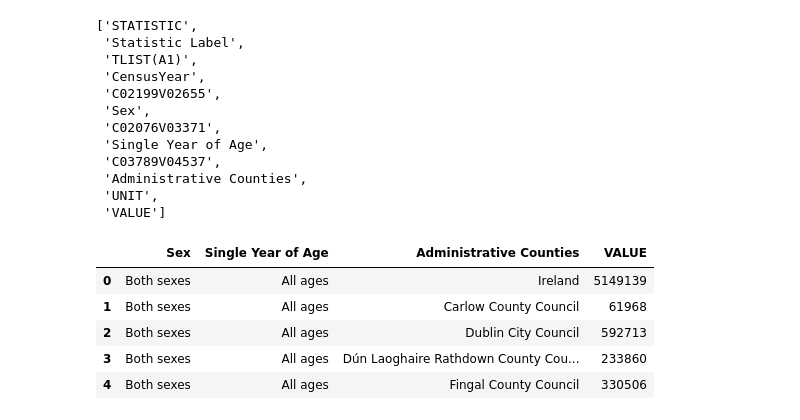
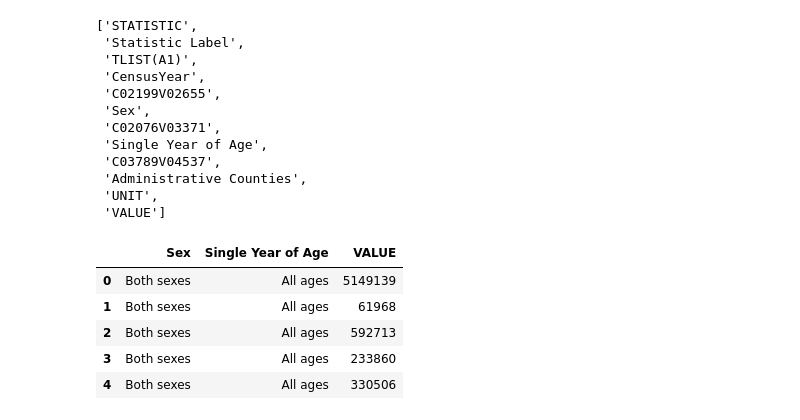
Before and after one commit to CherylClarke/PROGRAMMING-FOR-DATA-ANALYTICS, a Jupyter notebook: assignment/assignment05-population.ipynb, the cells around one changed output. Cells and saved outputs as stored; diff of their text form; code cells hidden in the pictures.

```diff
--- a/assignment/assignment05-population.ipynb
+++ b/assignment/assignment05-population.ipynb
@@ -47,22 +47,23 @@ headers
 # %%
 drop_col_list = [
     'STATISTIC',
     'Statistic Label',
     'TLIST(A1)',
     'CensusYear',
     'C02199V02655',
     'C02076V03371',
     'C03789V04537',
-    'UNIT'
+    'UNIT',
+    'Administrative Counties'
 ]
 
-# Drop the specified columns but keep 'Sex'
+# Drop the specified columns
 df_cleaned = df.drop(columns=drop_col_list, errors='ignore')
 df_cleaned.head()
 # %% [output]
-|  | Sex | Single Year of Age | Administrative Counties | VALUE |
-| 0 | Both sexes | All ages | Ireland | 5149139 |
-| 1 | Both sexes | All ages | Carlow County Council | 61968 |
-| 2 | Both sexes | All ages | Dublin City Council | 592713 |
-| 3 | Both sexes | All ages | Dún Laoghaire Rathdown County Cou... | 233860 |
-| 4 | Both sexes | All ages | Fingal County Council | 330506 |
+|  | Sex | Single Year of Age | VALUE |
+| 0 | Both sexes | All ages | 5149139 |
+| 1 | Both sexes | All ages | 61968 |
+| 2 | Both sexes | All ages | 592713 |
+| 3 | Both sexes | All ages | 233860 |
+| 4 | Both sexes | All ages | 330506 |
```
Also changed, not shown: parts of 11 cells of this notebook.
